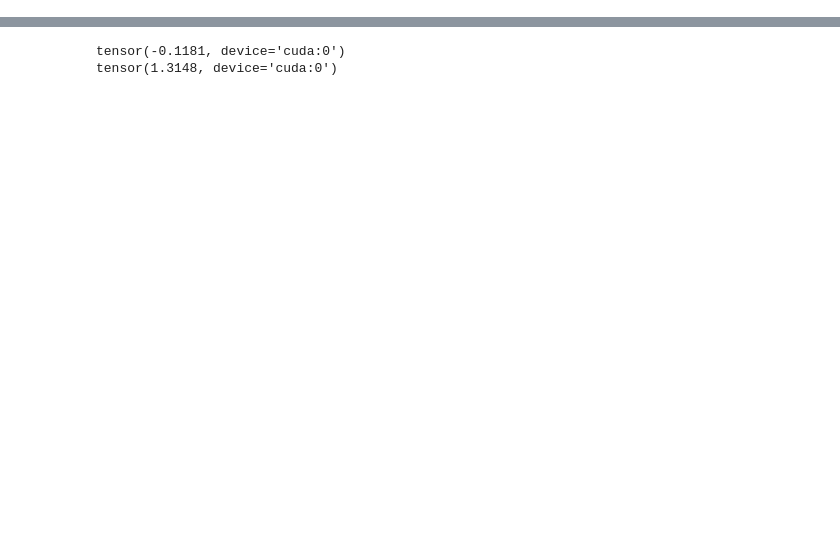
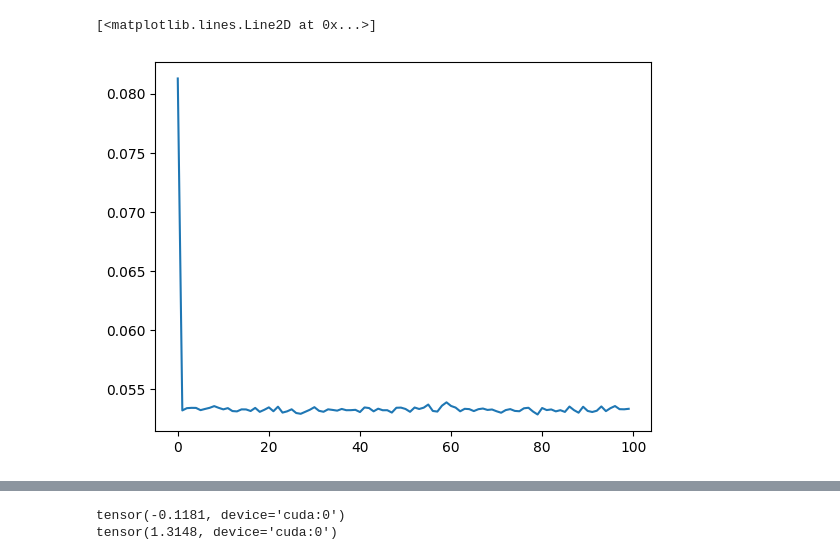
Before and after one commit to manleyroberts/filter-generation, a Jupyter notebook: modeling/vae.ipynb, the cells around one changed output, grey strips where cells are left out. Saved outputs shown, nothing was run; the diff lists cells and outputs as text; code cells hidden in the pictures; blank space fills up the shorter version.

```diff
--- a/modeling/vae.ipynb
+++ b/modeling/vae.ipynb
@@ -185,3 +216,8 @@ torch.save(model.state_dict(), os.path.join(datapath, savepath))
+# %%
+plt.plot(reproduction_losses)
+# %% [output]
+[<matplotlib.lines.Line2D at 0x...>]
+[figure, added]
 # %%
 with torch.no_grad():
     noise = torch.randn(vae_batch_size, latent_dim).to(device)
```
Also changed, not shown: parts of 13 cells of this notebook, 7 other files.
